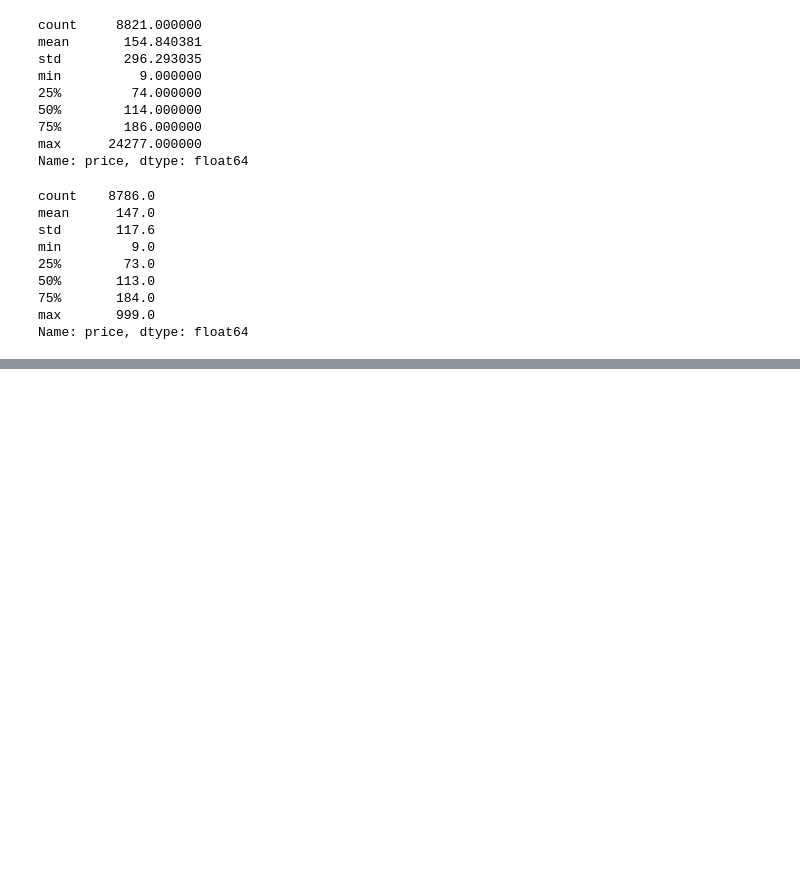
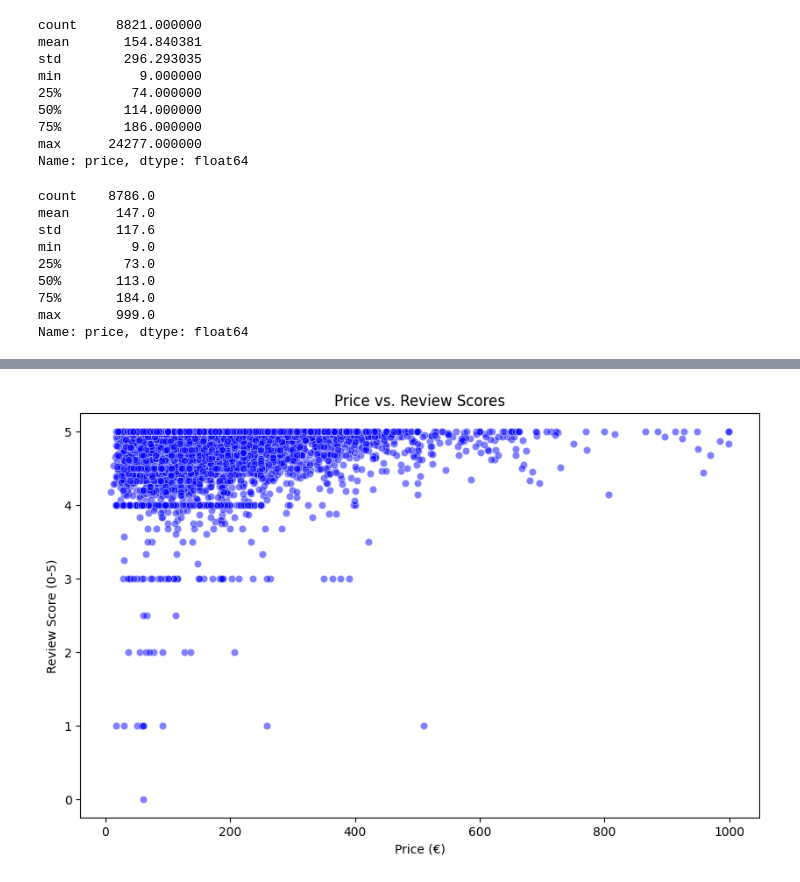
Before and after one commit to aycaya/AI-Projects, a Jupyter notebook: 01_Berlin_Airbnb_Analysis.ipynb, the cells around one changed output, grey strips where cells are left out. Cells and saved outputs as stored; diff of their text form; code cells hidden in the pictures; blank space fills up the shorter version.

```diff
--- a/01_Berlin_Airbnb_Analysis.ipynb
+++ b/01_Berlin_Airbnb_Analysis.ipynb
@@ -110,0 +159,11 @@ Passing `palette` without assigning `hue` is deprecated and will be removed in v
+# %%
+# Create a scatter plot to analyze the relationship between Price and Review Scores
+plt.figure(figsize=(10, 6))
+sns.scatterplot(x='price', y='review_scores_rating', data=df, alpha=0.5, color='blue')
+
+plt.title('Price vs. Review Scores')
+plt.xlabel('Price (€)')
+plt.ylabel('Review Score (0-5)')
+plt.show()
+# %% [output]
+[figure, added]
```
Also changed, not shown: parts of 5 cells of this notebook.
